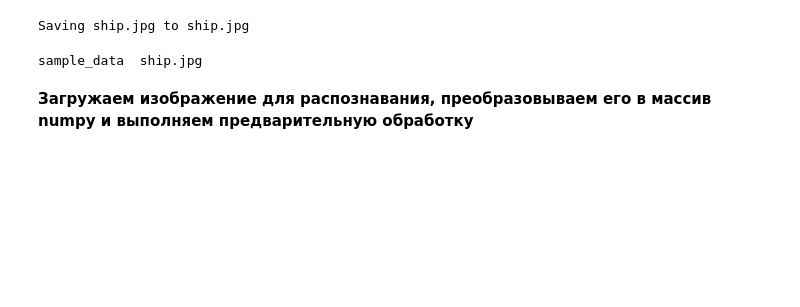
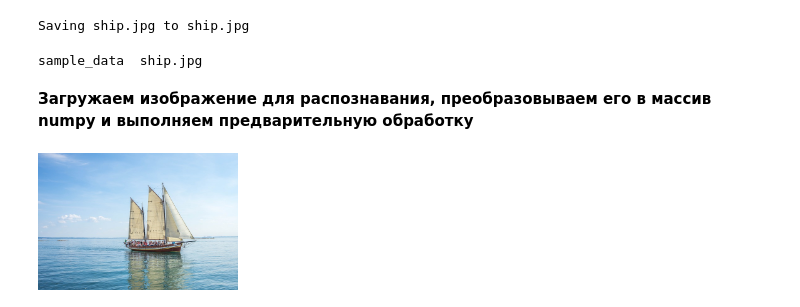
Before and after one commit to AzekAriman/---, a Jupyter notebook: VGG16.ipynb, the cells around one changed output. Drawn from its saved outputs; the diff is of its cells as text; code cells hidden in the pictures; blank space fills up the shorter version.

```diff
--- a/VGG16.ipynb
+++ b/VGG16.ipynb
@@ -33,6 +34,10 @@ img = image.load_img(img_path, target_size=(224, 224))
 x = image.img_to_array(img)
 x = np.expand_dims(x, axis=0)
 x = preprocess_input(x)
+# %%
+Image(img_path, width=200, height=200)
+# %% [output]
+[figure, added]
 # %%
 # Запускаем распознавание объекта на изображении
 preds = model.predict(x)
```
Also changed, not shown: parts of 1 cell of this notebook.
